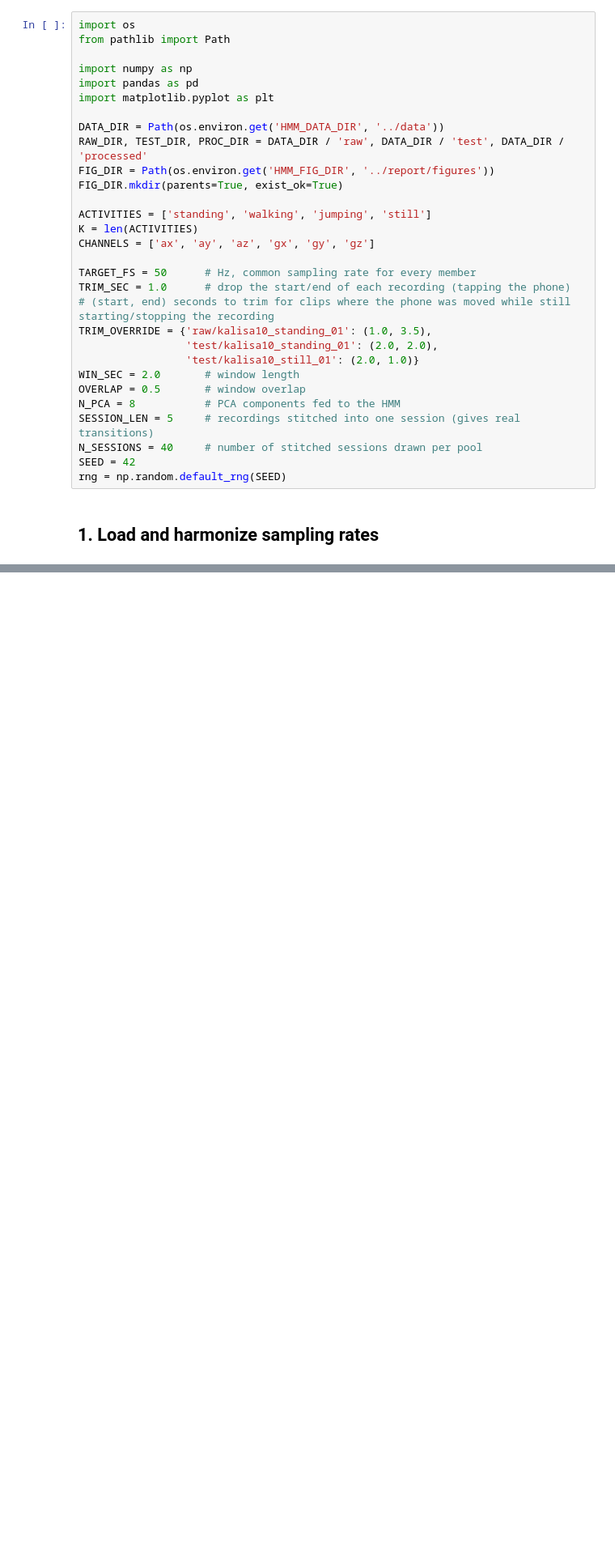
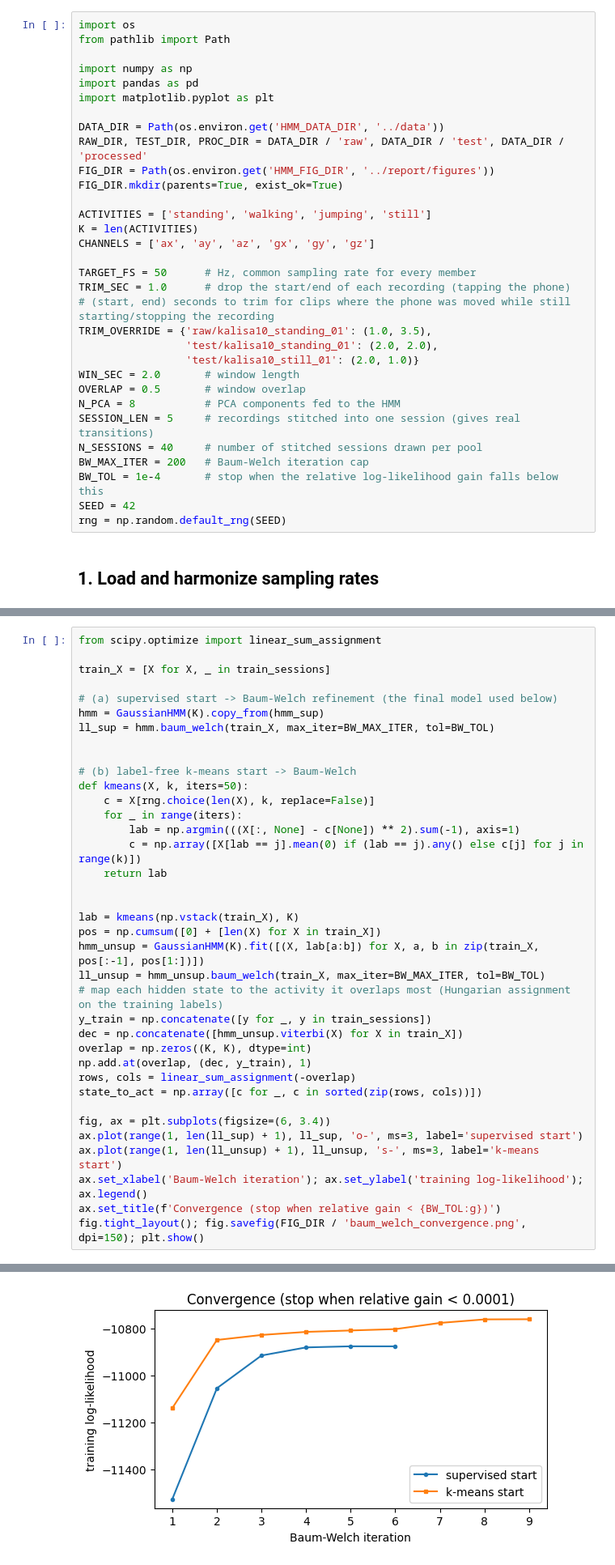
Before and after one commit to kalisa10/Formative-2---Hidden-Markov-Models, a Jupyter notebook: notebooks/hmm_activity_recognition.ipynb, the cells around one changed output, grey strips where cells are left out. Shown at 81% size. Drawn from its saved outputs; the diff is of its cells as text; blank space fills up the shorter version.

```diff
--- a/notebooks/hmm_activity_recognition.ipynb
+++ b/notebooks/hmm_activity_recognition.ipynb
@@ -44,6 +44,8 @@ OVERLAP = 0.5       # window overlap
 N_PCA = 8           # PCA components fed to the HMM
 SESSION_LEN = 5     # recordings stitched into one session (gives real transitions)
 N_SESSIONS = 40     # number of stitched sessions drawn per pool
+BW_MAX_ITER = 200   # Baum-Welch iteration cap
+BW_TOL = 1e-4       # stop when the relative log-likelihood gain falls below this
 SEED = 42
 rng = np.random.default_rng(SEED)
 # %% [markdown]
@@ -333,0 +425,38 @@ pi = {'standing': 0.273, 'walking': 0.295, 'jumping': 0.273, 'still': 0.159}
+# %%
+from scipy.optimize import linear_sum_assignment
+
+train_X = [X for X, _ in train_sessions]
+
+# (a) supervised start -> Baum-Welch refinement (the final model used below)
+hmm = GaussianHMM(K).copy_from(hmm_sup)
+ll_sup = hmm.baum_welch(train_X, max_iter=BW_MAX_ITER, tol=BW_TOL)
+
+
+# (b) label-free k-means start -> Baum-Welch
+def kmeans(X, k, iters=50):
+    c = X[rng.choice(len(X), k, replace=False)]
+    for _ in range(iters):
+        lab = np.argmin(((X[:, None] - c[None]) ** 2).sum(-1), axis=1)
+        c = np.array([X[lab == j].mean(0) if (lab == j).any() else c[j] for j in range(k)])
+    return lab
+
+
+lab = kmeans(np.vstack(train_X), K)
+pos = np.cumsum([0] + [len(X) for X in train_X])
+hmm_unsup = GaussianHMM(K).fit([(X, lab[a:b]) for X, a, b in zip(train_X, pos[:-1], pos[1:])])
+ll_unsup = hmm_unsup.baum_welch(train_X, max_iter=BW_MAX_ITER, tol=BW_TOL)
+# map each hidden state to the activity it overlaps most (Hungarian assignment on the training labels)
+y_train = np.concatenate([y for _, y in train_sessions])
+dec = np.concatenate([hmm_unsup.viterbi(X) for X in train_X])
+overlap = np.zeros((K, K), dtype=int)
+np.add.at(overlap, (dec, y_train), 1)
+rows, cols = linear_sum_assignment(-overlap)
+state_to_act = np.array([c for _, c in sorted(zip(rows, cols))])
+
+fig, ax = plt.subplots(figsize=(6, 3.4))
+ax.plot(range(1, len(ll_sup) + 1), ll_sup, 'o-', ms=3, label='supervised start')
+ax.plot(range(1, len(ll_unsup) + 1), ll_unsup, 's-', ms=3, label='k-means start')
+ax.set_xlabel('Baum-Welch iteration'); ax.set_ylabel('training log-likelihood'); ax.legend()
+ax.set_title(f'Convergence (stop when relative gain < {BW_TOL:g})')
+fig.tight_layout(); fig.savefig(FIG_DIR / 'baum_welch_convergence.png', dpi=150); plt.show()
+# %% [output]
@@ -334,3 +465,4 @@ pi = {'standing': 0.273, 'walking': 0.295, 'jumping': 0.273, 'still': 0.159}
+[figure, added]
 # %% [markdown]
 ## 6. Transition matrix heatmap
 # %%
```
Also changed, not shown: parts of 22 cells of this notebook, 8 other files.
